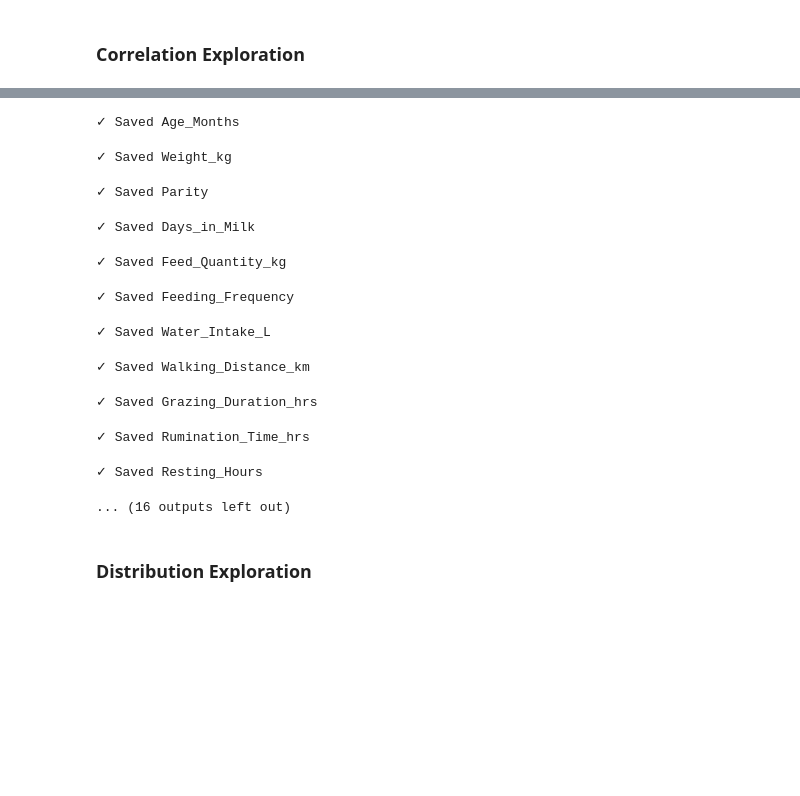
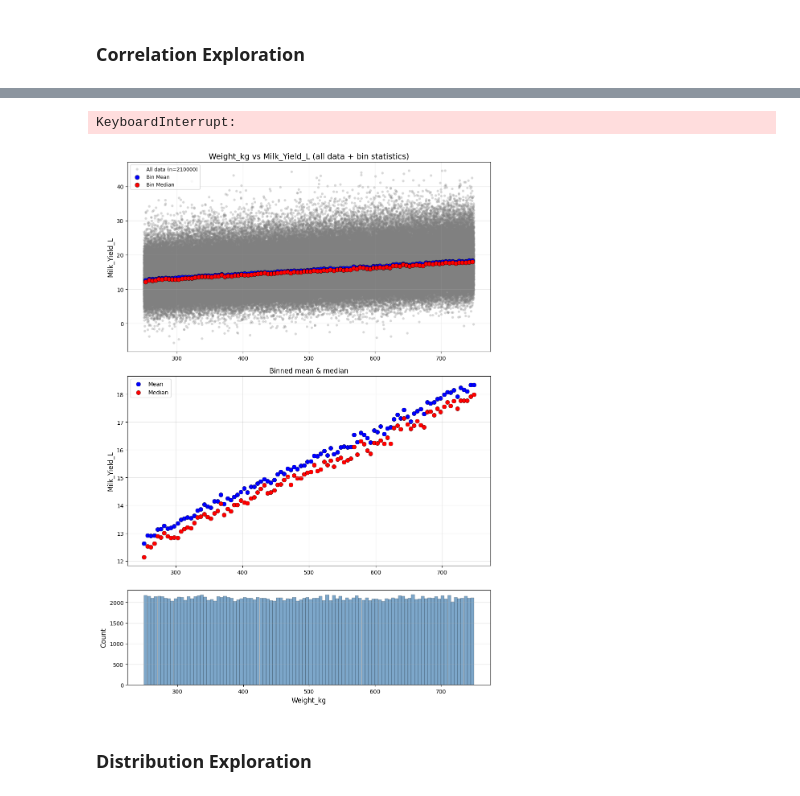
Before and after one commit to AustinJia-code/Yield-Regression, a Jupyter notebook: experiments/exploration.ipynb, the cells around one changed output, grey strips where cells are left out. Saved outputs shown, nothing was run; the diff lists cells and outputs as text; code cells hidden in the pictures; blank space fills up the shorter version.

Commit message:
BEST PLOTSgit status

```diff
--- a/experiments/exploration.ipynb
+++ b/experiments/exploration.ipynb
@@ -215,62 +276,86 @@ for col in numeric_cols:
         print(f"Skipping {col} - all NaN")
         continue
 
-    # Create figure with 2 subplots
-    fig, (ax1, ax2) = plt.subplots(2, 1, figsize=(10, 10),
-                                     gridspec_kw={'height_ratios': [2, 1]})
+    # Create figure with 3 subplots
+    fig, (ax1, ax2, ax3) = plt.subplots(3, 1, figsize=(10, 14),
+                                         gridspec_kw={'height_ratios': [2, 2, 1]})
 
     # Separate missing vs non-missing
     has_data = data[data[col].notna()]
     missing_data = data[data[col].isna()]
 
     if len(has_data) > 0:
+        # Plot all data points (top subplot)
+        ax1.scatter(has_data[col], has_data[TARGET], alpha=0.3,
+                   color='gray', s=20, edgecolor='none',
+                   label=f'All data (n={len(has_data)})')
+
         # Bin numeric feature into 100 equal-width bins
         has_data = has_data.copy()
         has_data['x_bin'] = pd.cut(has_data[col], bins=100)
 
         # Compute mean & median per bin
-        stats = has_data.groupby('x_bin')[TARGET].agg(['mean', 'median', 'count']).reset_index()
+        stats = has_data.groupby('x_bin', observed=True)[TARGET].agg(['mean', 'median', 'count']).reset_index()
 
         # Use bin midpoints for x-axis
         stats['x_mid'] = stats['x_bin'].apply(lambda x: x.mid)
 
-        # Plot mean & median (top subplot)
+        # Plot mean & median on scatter plot (top subplot)
         ax1.scatter(stats['x_mid'], stats['mean'], color='blue',
+                   label='Bin Mean', s=60, edgecolor='k', linewidth=0.5, zorder=5)
+        ax1.scatter(stats['x_mid'], stats['median'], color='red',
+                   label='Bin Median', s=60, edgecolor='k', linewidth=0.5, zorder=5)
+
+        # Plot mean & median (middle subplot)
+        ax2.scatter(stats['x_mid'], stats['mean'], color='blue',
                    label='Mean', s=60, edgecolor='k', linewidth=0.3)
-        ax1.scatter(stats['x_mid'], stats['median'], color='red',
+        ax2.scatter(stats['x_mid'], stats['median'], color='red',
                    label='Median', s=60, edgecolor='k', linewidth=0.3)
 
         # Plot counts (bottom subplot)
-        ax2.bar(stats['x_mid'], stats['count'],
+        ax3.bar(stats['x_mid'], stats['count'],
                width=stats['x_bin'].apply(lambda x: x.length).iloc[0] * 0.9,
                color='steelblue', edgecolor='k', linewidth=0.3, alpha=0.7)
 
-    # Optional: plot missing data median at x=0
+    # Optional: plot missing data
     if len(missing_data) > 0:
-        ax1.scatter([0], [missing_data[TARGET].median()], marker='^',
+        # Missing data on scatter plot
+        ax1.scatter([has_data[col].min()] * len(missing_data),
+                   missing_data[TARGET], marker='x',
+                   color='red', s=50, alpha=0.5,
+                   label=f'Missing {col} (n={len(missing_data)})')
+
+        # Missing data stats on bin plot
+        ax2.scatter([0], [missing_data[TARGET].median()], marker='^',
                    color='red', s=100,
-                   label=f'Missing (n={len(missing_data)}) median')
-        ax1.scatter([0], [missing_data[TARGET].mean()], marker='^',
+                   label=f'Missing median')
+        ax2.scatter([0], [missing_data[TARGET].mean()], marker='^',
                    color='blue', s=100,
-                   label=f'Missing (n={len(missing_data)}) mean')
+                   label=f'Missing mean')
 
         # Add missing count to bottom plot
-        ax2.bar([0], [len(missing_data)], width=0.5,
+        ax3.bar([0], [len(missing_data)], width=0.5,
                color='red', edgecolor='k', linewidth=0.5, alpha=0.7,
                label=f'Missing')
 
-    # Format top subplot
+    # Format top subplot (scatter)
     ax1.set_ylabel(TARGET, fontsize=12)
-    ax1.set_title(f"{col} vs {TARGET} (mean & median per bin)", fontsize=14)
-    ax1.legend()
+    ax1.set_title(f"{col} vs {TARGET} (all data + bin statistics)", fontsize=14)
+    ax1.legend(loc='best', fontsize=9)
     ax1.grid(True, alpha=0.3)
 
+    # Format middle subplot (bin stats)
+    ax2.set_ylabel(TARGET, fontsize=12)
+    ax2.set_title(f"Binned mean & median", fontsize=12)
+    ax2.legend()
+    ax2.grid(True, alpha=0.3)
+
     # Format bottom subplot
-    ax2.set_xlabel(col, fontsize=12)
-    ax2.set_ylabel('Count', fontsize=12)
-    ax2.grid(True, alpha=0.3, axis='y')
+    ax3.set_xlabel(col, fontsize=12)
+    ax3.set_ylabel('Count', fontsize=12)
+    ax3.grid(True, alpha=0.3, axis='y')
     if len(missing_data) > 0:
-        ax2.legend()
+        ax3.legend()
 
     plt.tight_layout()
 
@@ -291,7 +376,7 @@ for col in categorical_cols:
         continue
 
     # Compute mean, median & count per category
-    stats = data.groupby(col)[TARGET].agg(['mean', 'median', 'count']).reset_index()
+    stats = data.groupby(col, observed=True)[TARGET].agg(['mean', 'median', 'count']).reset_index()
     stats = stats.sort_values('mean', ascending=False)
 
     # Limit to top 20 categories
@@ -368,15 +455,5 @@ Plotting each feature vs Milk_Yield_L...
-✓ Saved Age_Months
+KeyboardInterrupt:
-✓ Saved Weight_kg
-✓ Saved Parity
-✓ Saved Days_in_Milk
-✓ Saved Feed_Quantity_kg
-✓ Saved Feeding_Frequency
-✓ Saved Water_Intake_L
-✓ Saved Walking_Distance_km
-✓ Saved Grazing_Duration_hrs
-✓ Saved Rumination_Time_hrs
-✓ Saved Resting_Hours
-... (16 outputs left out)
+[figure, added]
 # %%
 # ============================================================================
 # INTERACTION FEATURES - Scatter Plots (a * b)
```
Also changed, not shown: parts of 9 cells of this notebook, 27 other files.
